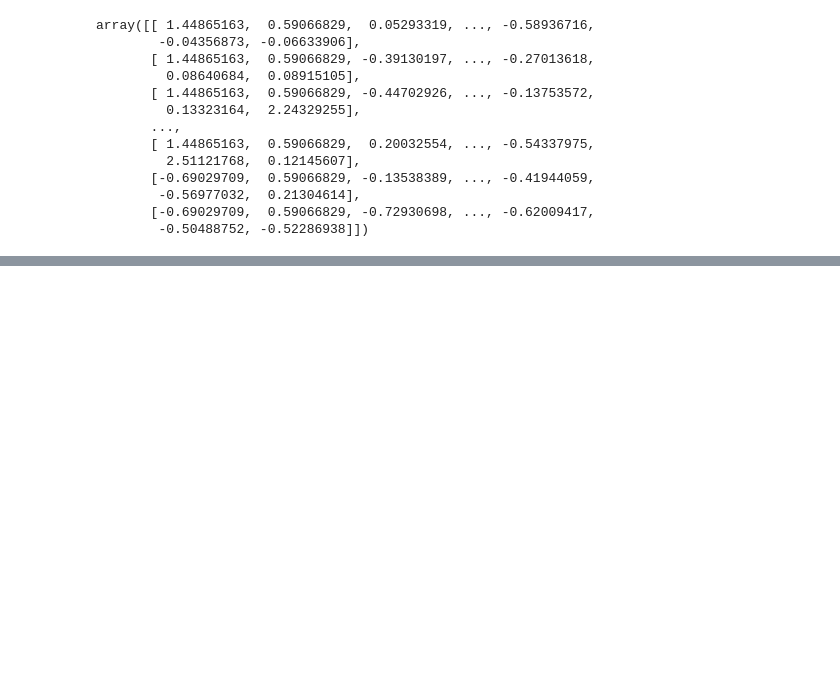
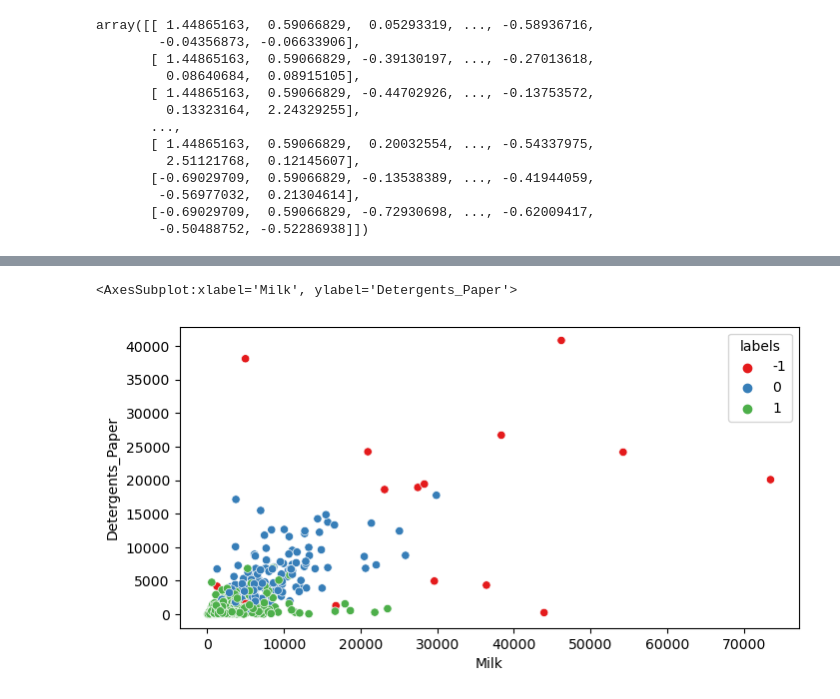
Before and after one commit to Naveen-janakiraman/Projects, a Jupyter notebook: Outliers project using DBSCAN.ipynb, the cells around one changed output, grey strips where cells are left out. Saved outputs shown, nothing was run; the diff lists cells and outputs as text; code cells hidden in the pictures; blank space fills up the shorter version.

```diff
--- a/Outliers project using DBSCAN.ipynb
+++ b/Outliers project using DBSCAN.ipynb
@@ -132,0 +215,4 @@ array([[ 1.44865163,  0.59066829,  0.05293319, ..., -0.58936716,
+# %%
+plt.figure(figsize=(8,4),dpi=100)
+sns.scatterplot(data=df,x='Milk',y='Detergents_Paper',hue='labels',palette='Set1')
+# %% [output]
@@ -132,0 +221,2 @@ array([[ 1.44865163,  0.59066829,  0.05293319, ..., -0.58936716,
+<AxesSubplot:xlabel='Milk', ylabel='Detergents_Paper'>
+[figure, added]
```
Also changed, not shown: parts of 23 cells of this notebook.
